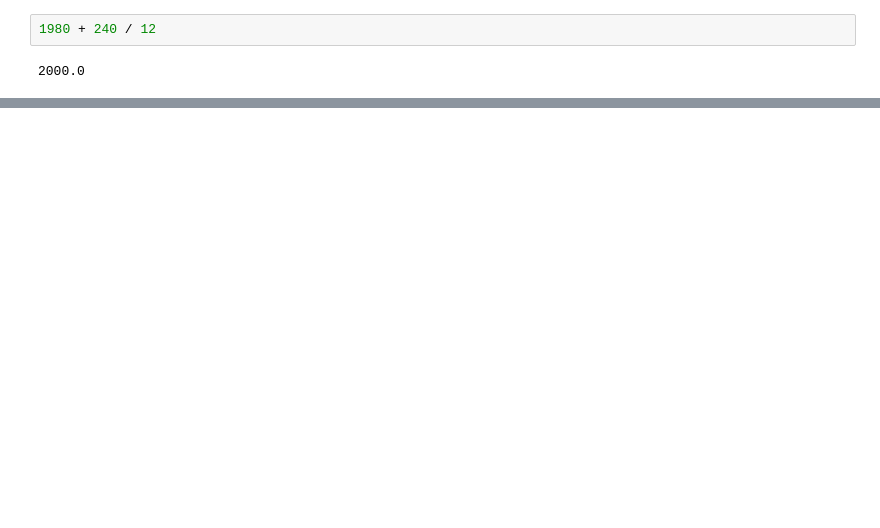
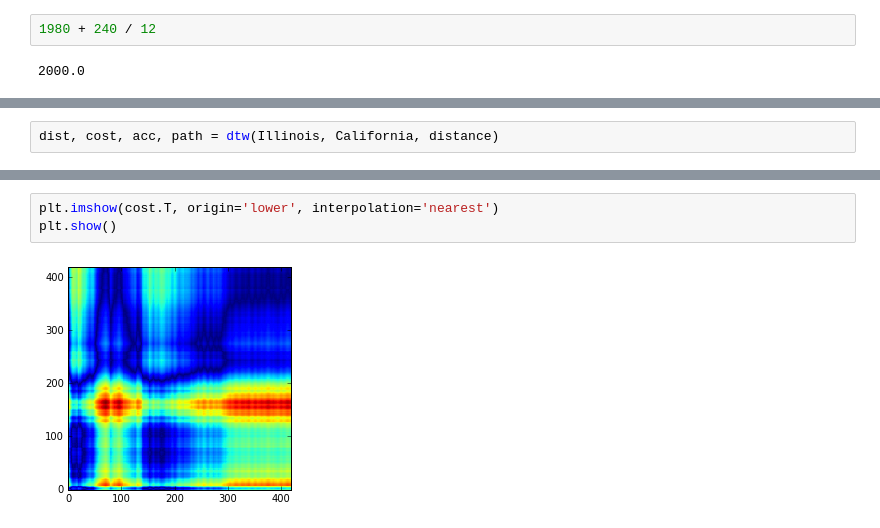
Before and after one commit to vslovik/dm, a Jupyter notebook: time_series/killbill4.ipynb, the cells around one changed output, grey strips where cells are left out. Drawn from its saved outputs; the diff is of its cells as text; blank space fills up the shorter version.

```diff
--- a/time_series/killbill4.ipynb
+++ b/time_series/killbill4.ipynb
@@ -546,0 +585,2 @@ clusters
+# %%
+dist, cost, acc, path = dtw(Illinois, California, distance)
@@ -546,0 +607,5 @@ clusters
+# %%
+plt.imshow(cost.T, origin='lower', interpolation='nearest')
+plt.show()
+# %% [output]
+[figure, added]
```
Also changed, not shown: parts of 19 cells of this notebook.
